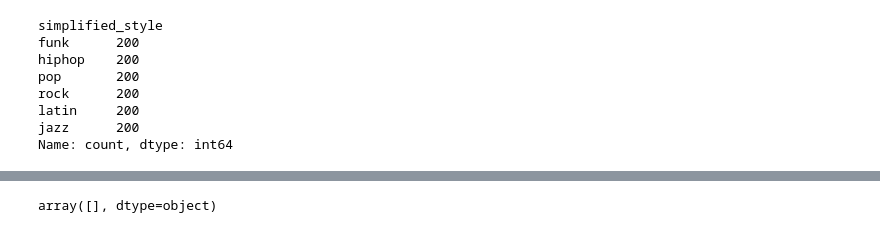
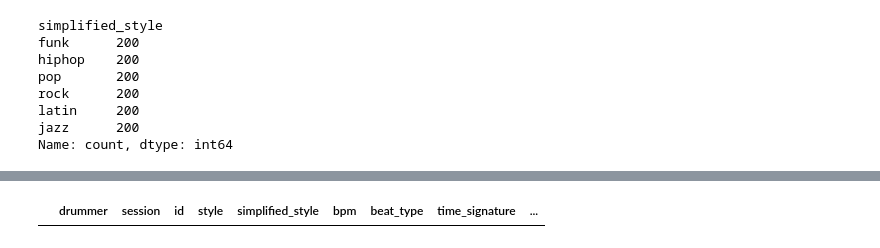
Before and after one commit to Knerten0815/GrooveLens, a Jupyter notebook: Notebooks/label_balancing.ipynb, the cells around one changed output, grey strips where cells are left out. Saved outputs shown, nothing was run; the diff lists cells and outputs as text; code cells hidden in the pictures.

```diff
--- a/Notebooks/label_balancing.ipynb
+++ b/Notebooks/label_balancing.ipynb
@@ -233,5 +239,5 @@ Name: count, dtype: int64
-# %%
-# almost completly sampled files
-data[data.possible_samples == -1].audio_filename.unique()
-# %% [output]
-array([], dtype=object)
+# %%
+# check if the oversampling ratio wasn't exceeded. (Exept for files that just were sampled once anyway)
+data[(data.times_sampled > 1) & (data.oversampling_ratio > 0.5)].sort_values(by='oversampling_ratio', ascending=True).drop_duplicates(subset='audio_filename').head(10)
+# %% [output]
+|  | drummer | session | id | style | simplified_style | bpm | beat_type | time_signature | ... |
```
Also changed, not shown: parts of 30 cells of this notebook, 1 other file.
